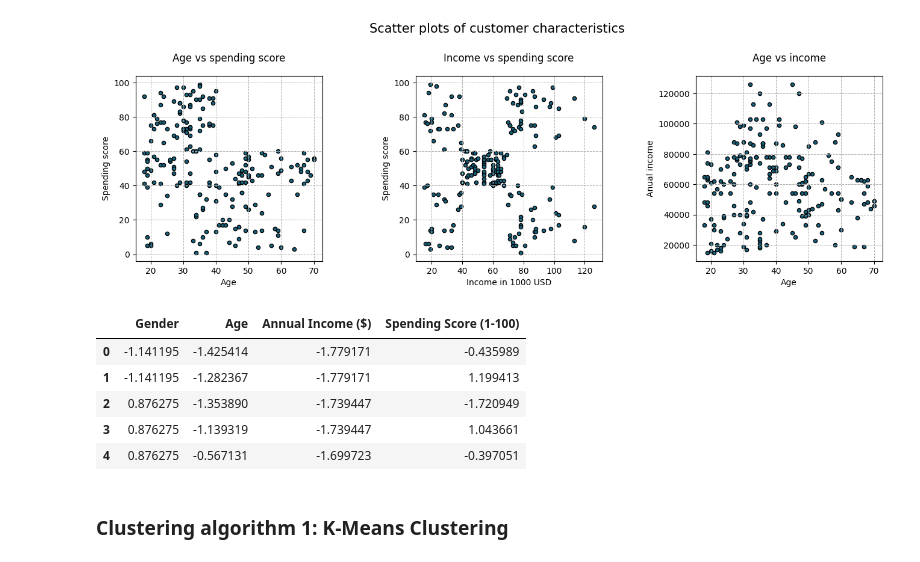
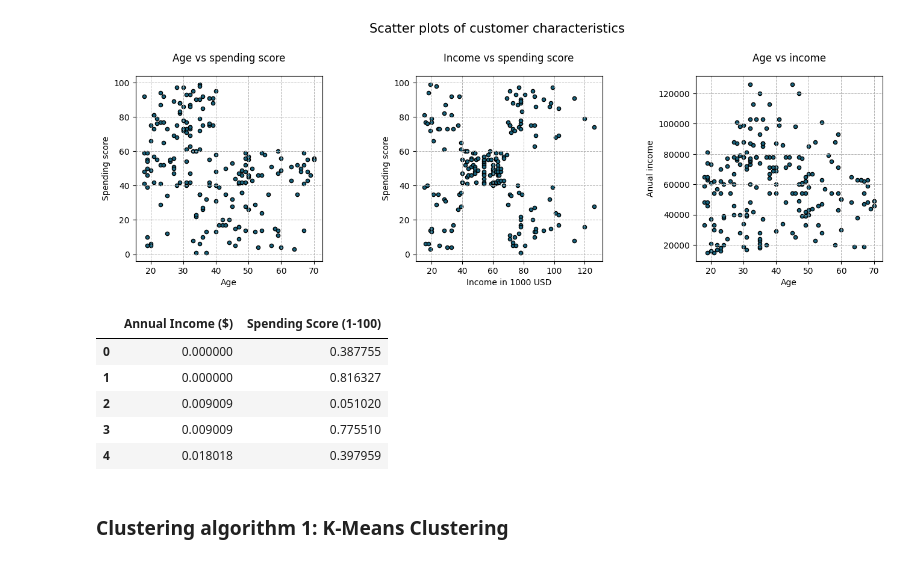
Before and after one commit to dalimvc/Clustering-and-Classification-Models, a Jupyter notebook: DS24-Clustering-b21dalmi.ipynb, the cells around one changed output. Saved outputs shown, nothing was run; the diff lists cells and outputs as text; code cells hidden in the pictures.

```diff
--- a/DS24-Clustering-b21dalmi.ipynb
+++ b/DS24-Clustering-b21dalmi.ipynb
@@ -205,26 +205,22 @@ plt.subplots_adjust(hspace=0.5, wspace=0.5)
 plt.show()
 # %% [output]
 [figure]
-# %%
-from sklearn.preprocessing import StandardScaler
-
-df_scaled = pd.DataFrame(df.drop('CustomerID', axis=1))
-
-df_scaled.rename(columns={'Gender': 'Female'}, inplace=True)
-pd.set_option('future.no_silent_downcasting', True) #to awoid worning when turning gender into numbers
-df_scaled['Female'] = df_scaled['Female'].replace({'Male': 0, 'Female': 1}).astype(int)
-
-scaler = StandardScaler()
-df_scaled = scaler.fit_transform(df_scaled)
+# %%
+from sklearn.preprocessing import MinMaxScaler, StandardScaler
+
+df_scaled = df.drop(['CustomerID', 'Age', 'Gender'], axis=1).copy()
+
+scaler = MinMaxScaler()
+df_scaled = pd.DataFrame(scaler.fit_transform(df_scaled), columns=df_scaled.columns, index=df.index)
 # %%
-df_scaled_df.head()
+df_scaled.head()
 # %% [output]
-|  | Gender | Age | Annual Income ($) | Spending Score (1-100) |
-| 0 | -1.141195 | -1.425414 | -1.779171 | -0.435989 |
-| 1 | -1.141195 | -1.282367 | -1.779171 | 1.199413 |
-| 2 | 0.876275 | -1.353890 | -1.739447 | -1.720949 |
-| 3 | 0.876275 | -1.139319 | -1.739447 | 1.043661 |
-| 4 | 0.876275 | -0.567131 | -1.699723 | -0.397051 |
+|  | Annual Income ($) | Spending Score (1-100) |
+| 0 | 0.000000 | 0.387755 |
+| 1 | 0.000000 | 0.816327 |
+| 2 | 0.009009 | 0.051020 |
+| 3 | 0.009009 | 0.775510 |
+| 4 | 0.018018 | 0.397959 |
 # %% [markdown]
 <style>
 h3 {
```
Also changed, not shown: parts of 8 cells of this notebook.
